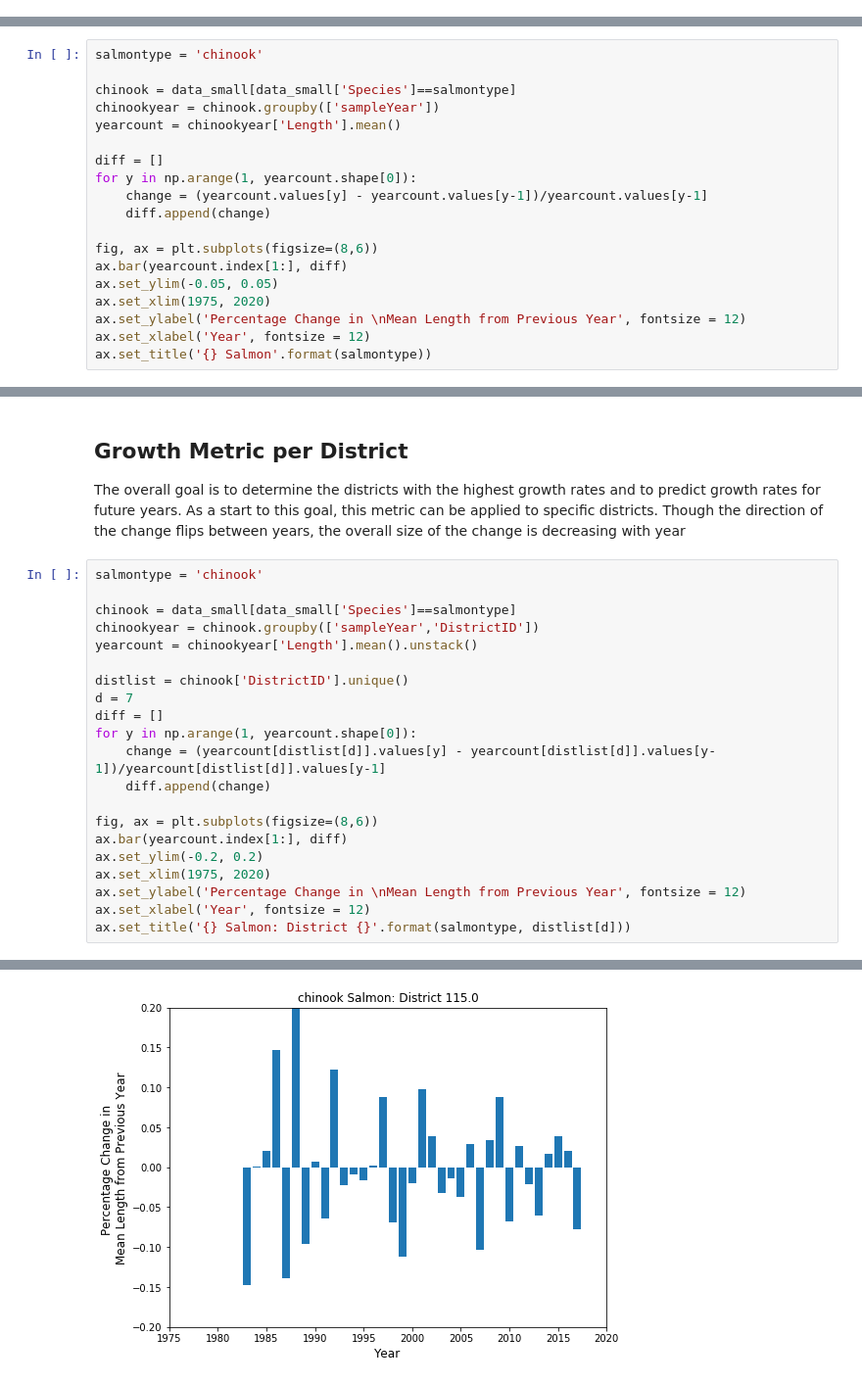
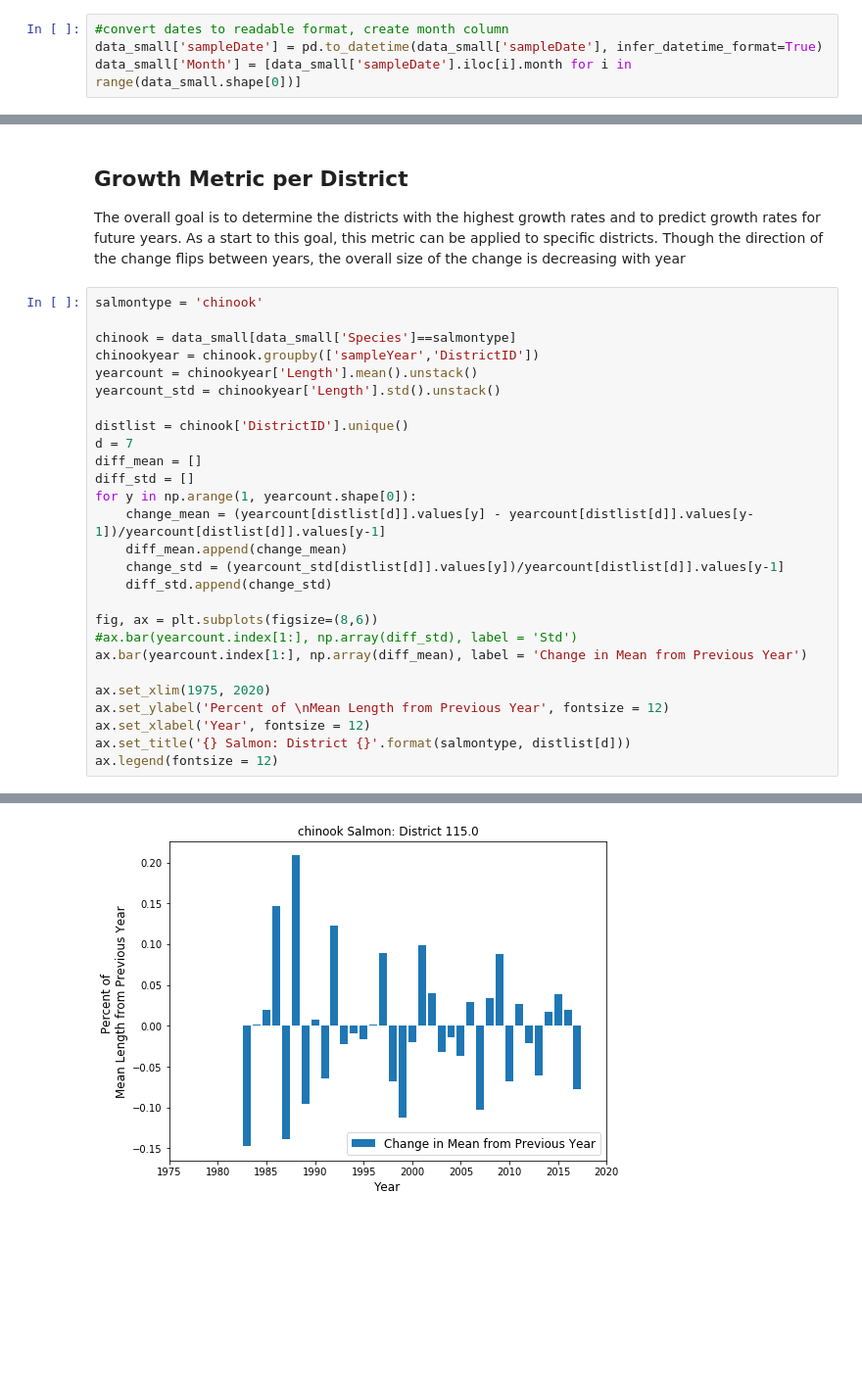
Before and after one commit to astrojneil/salmon-data, a Jupyter notebook: Salmon_explore.ipynb, the cells around one changed output, grey strips where cells are left out. Shown at 98% size. Drawn from its saved outputs; the diff is of its cells as text; blank space fills up the shorter version.

```diff
--- a/Salmon_explore.ipynb
+++ b/Salmon_explore.ipynb
@@ -45,3 +40,7 @@ dtype: float64
+# %%
+#convert dates to readable format, create month column
+data_small['sampleDate'] = pd.to_datetime(data_small['sampleDate'], infer_datetime_format=True)
+data_small['Month'] = [data_small['sampleDate'].iloc[i].month for i in range(data_small.shape[0])]
 # %% [markdown]
 ### Plot Mean Length by Year
 Here we plot the mean length of salmon by year, for each species in order to get an idea of general trends
@@ -69,22 +70,3 @@ C = \frac{M_{y} - M_{y-1}}{M_{y-1}}
 $$
 
 with y the current year. Looking across years, we may be able to determine a trend. Perhaps high growth years preceed low growth years.
-# %%
-salmontype = 'chinook'
-
-chinook = data_small[data_small['Species']==salmontype]
-chinookyear = chinook.groupby(['sampleYear'])
-yearcount = chinookyear['Length'].mean()
-
-diff = []
-for y in np.arange(1, yearcount.shape[0]):
-    change = (yearcount.values[y] - yearcount.values[y-1])/yearcount.values[y-1]
-    diff.append(change)
-
-fig, ax = plt.subplots(figsize=(8,6))
-ax.bar(yearcount.index[1:], diff)
-ax.set_ylim(-0.05, 0.05)
-ax.set_xlim(1975, 2020)
-ax.set_ylabel('Percentage Change in \nMean Length from Previous Year', fontsize = 12)
-ax.set_xlabel('Year', fontsize = 12)
-ax.set_title('{} Salmon'.format(salmontype))
@@ -100,19 +79,25 @@ salmontype = 'chinook'
 chinook = data_small[data_small['Species']==salmontype]
 chinookyear = chinook.groupby(['sampleYear','DistrictID'])
 yearcount = chinookyear['Length'].mean().unstack()
+yearcount_std = chinookyear['Length'].std().unstack()
 
 distlist = chinook['DistrictID'].unique()
 d = 7
-diff = []
+diff_mean = []
+diff_std = []
 for y in np.arange(1, yearcount.shape[0]):
-    change = (yearcount[distlist[d]].values[y] - yearcount[distlist[d]].values[y-1])/yearcount[distlist[d]].values[y-1]
-    diff.append(change)
+    change_mean = (yearcount[distlist[d]].values[y] - yearcount[distlist[d]].values[y-1])/yearcount[distlist[d]].values[y-1]
+    diff_mean.append(change_mean)
+    change_std = (yearcount_std[distlist[d]].values[y])/yearcount[distlist[d]].values[y-1]
+    diff_std.append(change_std)
 
 fig, ax = plt.subplots(figsize=(8,6))
-ax.bar(yearcount.index[1:], diff)
-ax.set_ylim(-0.2, 0.2)
+#ax.bar(yearcount.index[1:], np.array(diff_std), label = 'Std')
+ax.bar(yearcount.index[1:], np.array(diff_mean), label = 'Change in Mean from Previous Year')
+
 ax.set_xlim(1975, 2020)
-ax.set_ylabel('Percentage Change in \nMean Length from Previous Year', fontsize = 12)
+ax.set_ylabel('Percent of \nMean Length from Previous Year', fontsize = 12)
 ax.set_xlabel('Year', fontsize = 12)
 ax.set_title('{} Salmon: District {}'.format(salmontype, distlist[d]))
+ax.legend(fontsize = 12)
 # %% [output]
@@ -120 +105 @@ Text(0.5, 1.0, 'chinook Salmon: District 115.0')
-[figure, old version]
+[figure, new version]
```
Also changed, not shown: parts of 24 cells of this notebook.
